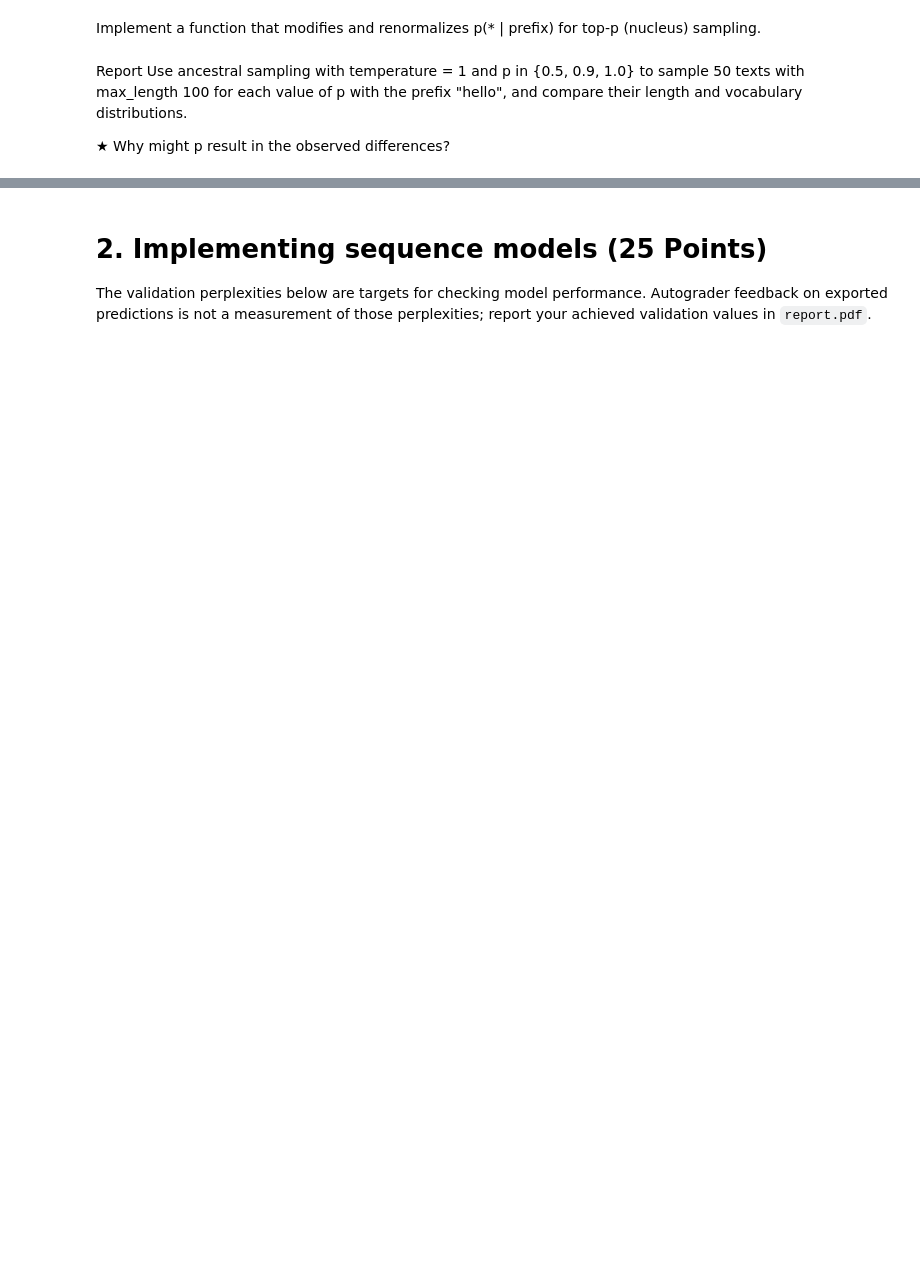
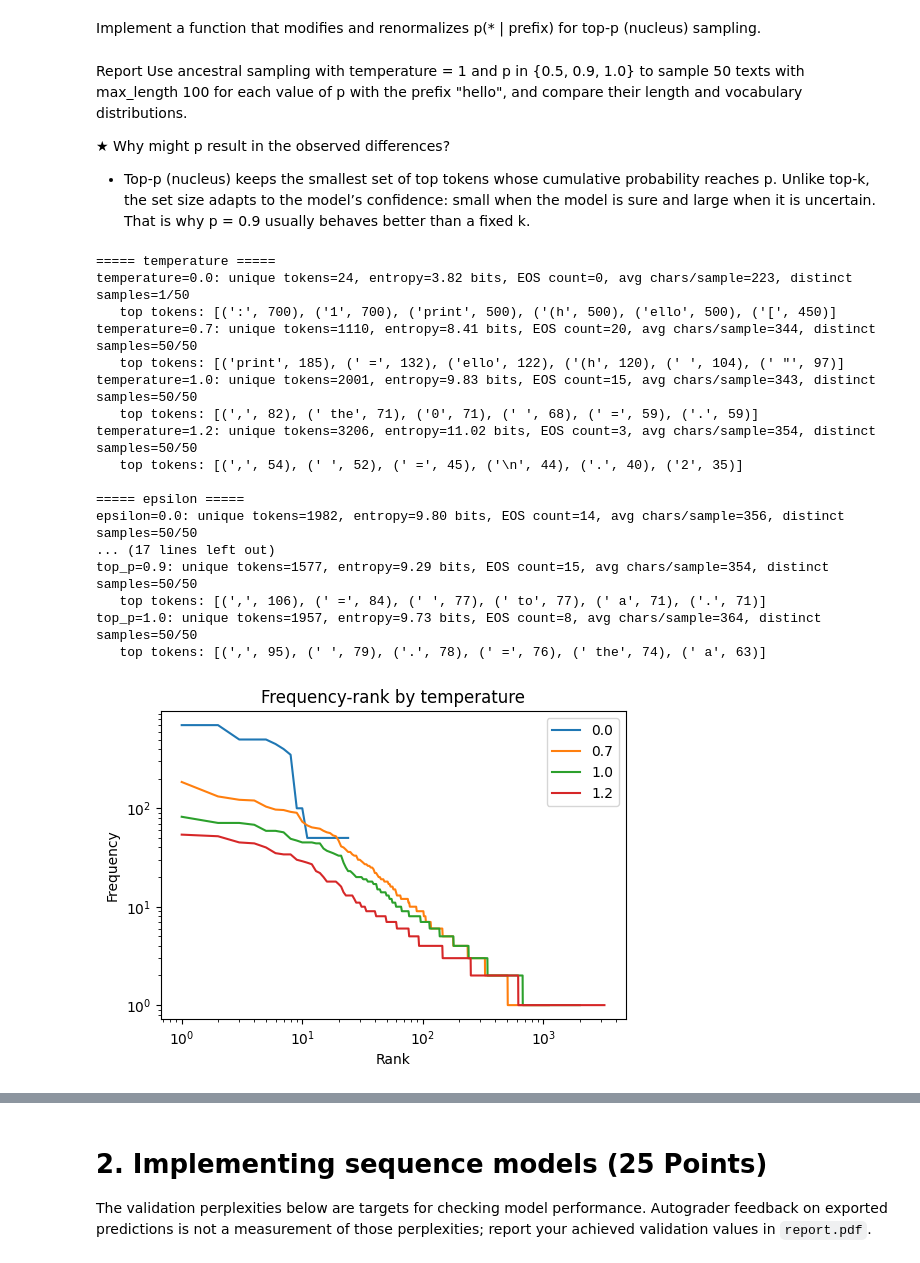
Before and after one commit to sgslay/2048-Game, a Jupyter notebook: hw3.ipynb, the cells around one changed output, grey strips where cells are left out. Cells and saved outputs as stored; diff of their text form; code cells hidden in the pictures; blank space fills up the shorter version.

```diff
--- a/hw3.ipynb
+++ b/hw3.ipynb
@@ -426,10 +517,2 @@ Report Use ancestral sampling with temperature = 1 and ϵ in {0, 0.05, 0.1} to s
-# %%
-vocab_dist_per_epsilon = {0.0: None, 0.05: None, 0.1: None}
-# each value in vocab_dist_per_epsilon maps an observed decoded token string to its count in the generated continuation
-
-# TODO
-
-with open("results/vocab_distributions_per_epsilon.json", "w") as f:
-    json.dump(vocab_dist_per_epsilon, f)
 # %% [markdown]
 Implement a function that modifies and renormalizes p(* | prefix) for top-k sampling.
@@ -443,10 +524,2 @@ Report Use ancestral sampling with temperature = 1 and k in {1, 20, 100} to samp
-# %%
-vocab_dist_per_k = {1: None, 20: None, 100: None}
-# each value in vocab_dist_per_k maps an observed decoded token string to its count in the generated continuation
-
-# TODO
-
-with open("results/vocab_distributions_per_k.json", "w") as f:
-    json.dump(vocab_dist_per_k, f)
 # %% [markdown]
 Implement a function that modifies and renormalizes p(* | prefix) for top-p (nucleus) sampling.
@@ -457,11 +527,53 @@ def generate_sequence_top_p(prefix: str, temperature: float, top_p: float, max_l
 Report Use ancestral sampling with temperature = 1 and p in {0.5, 0.9, 1.0} to sample 50 texts with max_length 100 for each value of p with the prefix "hello", and compare their length and vocabulary distributions.
 
 ★ Why might p result in the observed differences?
+  - Top-p (nucleus) keeps the smallest set of top tokens whose cumulative probability reaches p. Unlike top-k, the set size adapts to the model’s confidence: small when the model is sure and large when it is uncertain. That is why p = 0.9 usually behaves better than a fixed k.
 # %%
-vocab_dist_per_p = {0.5: None, 0.9: None, 1.0: None}
-# each value in vocab_dist_per_p maps an observed decoded token string to its count in the generated continuation
+def summarize(name, dists, seqs_by_param):
+    print(f"\n===== {name} =====")
+    for param, c in dists.items():
+        c = Counter(c); total = sum(c.values())
+        pr = np.array(list(c.values())) / total
+        ent = float(-(pr * np.log2(pr)).sum())
+        eos = c.get("<|endoftext|>", 0)
+        chars = np.mean([len(tokens_to_str(s)) for s in seqs_by_param[param]])
+        distinct_seqs = len({tuple(s) for s in seqs_by_param[param]})
+        print(f"{name}={param}: unique tokens={len(c)}, entropy={ent:.2f} bits, "
+              f"EOS count={eos}, avg chars/sample={chars:.0f}, distinct samples={distinct_seqs}/50")
+        print("   top tokens:", c.most_common(6))
 
-# TODO
+summarize("temperature", vocab_dist_per_temp, samples["temp"])
+summarize("epsilon", vocab_dist_per_epsilon, samples["eps"])
+summarize("top_k", vocab_dist_per_k, samples["k"])
+summarize("top_p", vocab_dist_per_p, samples["p"])
 
-with open("results/vocab_distributions_per_p.json", "w") as f:
-    json.dump(vocab_dist_per_p, f)
+def plot_rank_freq(dists, title):
+    plt.figure(figsize=(6, 4))
+    for k, c in dists.items():
+        f = sorted(c.values(), reverse=True)
+        plt.loglog(range(1, len(f) + 1), f, label=str(k))
+    plt.xlabel("Rank"); plt.ylabel("Frequency"); plt.title(title); plt.legend(); plt.show()
+
+plot_rank_freq(vocab_dist_per_temp, "Frequency-rank by temperature")
+plot_rank_freq(vocab_dist_per_epsilon, "Frequency-rank by epsilon")
+plot_rank_freq(vocab_dist_per_k, "Frequency-rank by top-k")
+plot_rank_freq(vocab_dist_per_p, "Frequency-rank by top-p")
+# %% [output]
+===== temperature =====
+temperature=0.0: unique tokens=24, entropy=3.82 bits, EOS count=0, avg chars/sample=223, distinct samples=1/50
+   top tokens: [(':', 700), ('1', 700), ('print', 500), ('(h', 500), ('ello', 500), ('[', 450)]
+temperature=0.7: unique tokens=1110, entropy=8.41 bits, EOS count=20, avg chars/sample=344, distinct samples=50/50
+   top tokens: [('print', 185), (' =', 132), ('ello', 122), ('(h', 120), (' ', 104), (' "', 97)]
+temperature=1.0: unique tokens=2001, entropy=9.83 bits, EOS count=15, avg chars/sample=343, distinct samples=50/50
+   top tokens: [(',', 82), (' the', 71), ('0', 71), (' ', 68), (' =', 59), ('.', 59)]
+temperature=1.2: unique tokens=3206, entropy=11.02 bits, EOS count=3, avg chars/sample=354, distinct samples=50/50
+   top tokens: [(',', 54), (' ', 52), (' =', 45), ('\n', 44), ('.', 40), ('2', 35)]
+
+===== epsilon =====
+epsilon=0.0: unique tokens=1982, entropy=9.80 bits, EOS count=14, avg chars/sample=356, distinct samples=50/50
+... (17 lines left out)
+top_p=0.9: unique tokens=1577, entropy=9.29 bits, EOS count=15, avg chars/sample=354, distinct samples=50/50
+   top tokens: [(',', 106), (' =', 84), (' ', 77), (' to', 77), (' a', 71), ('.', 71)]
+top_p=1.0: unique tokens=1957, entropy=9.73 bits, EOS count=8, avg chars/sample=364, distinct samples=50/50
+   top tokens: [(',', 95), (' ', 79), ('.', 78), (' =', 76), (' the', 74), (' a', 63)]
+[figure, added]
```
Also changed, not shown: parts of 24 cells of this notebook.
